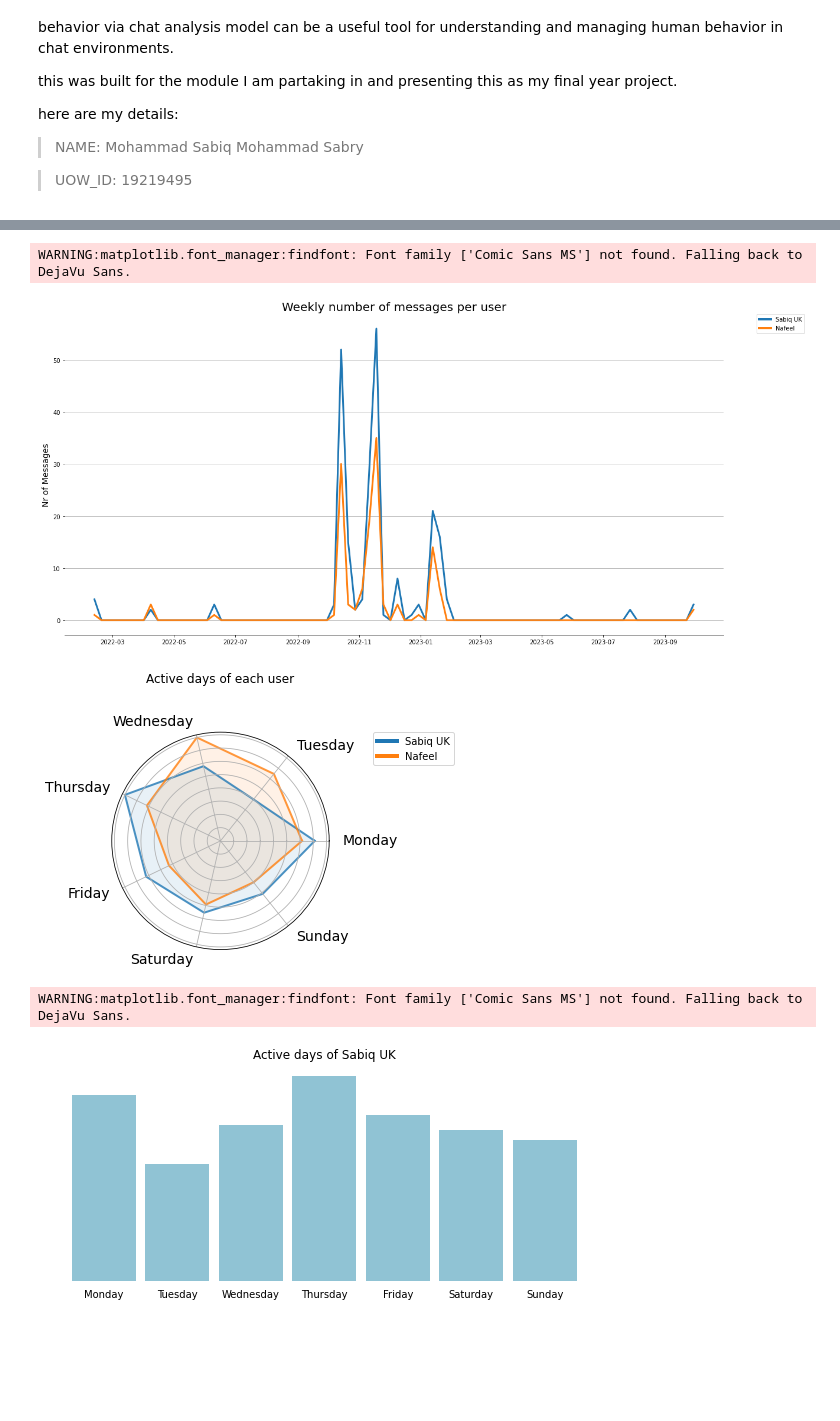
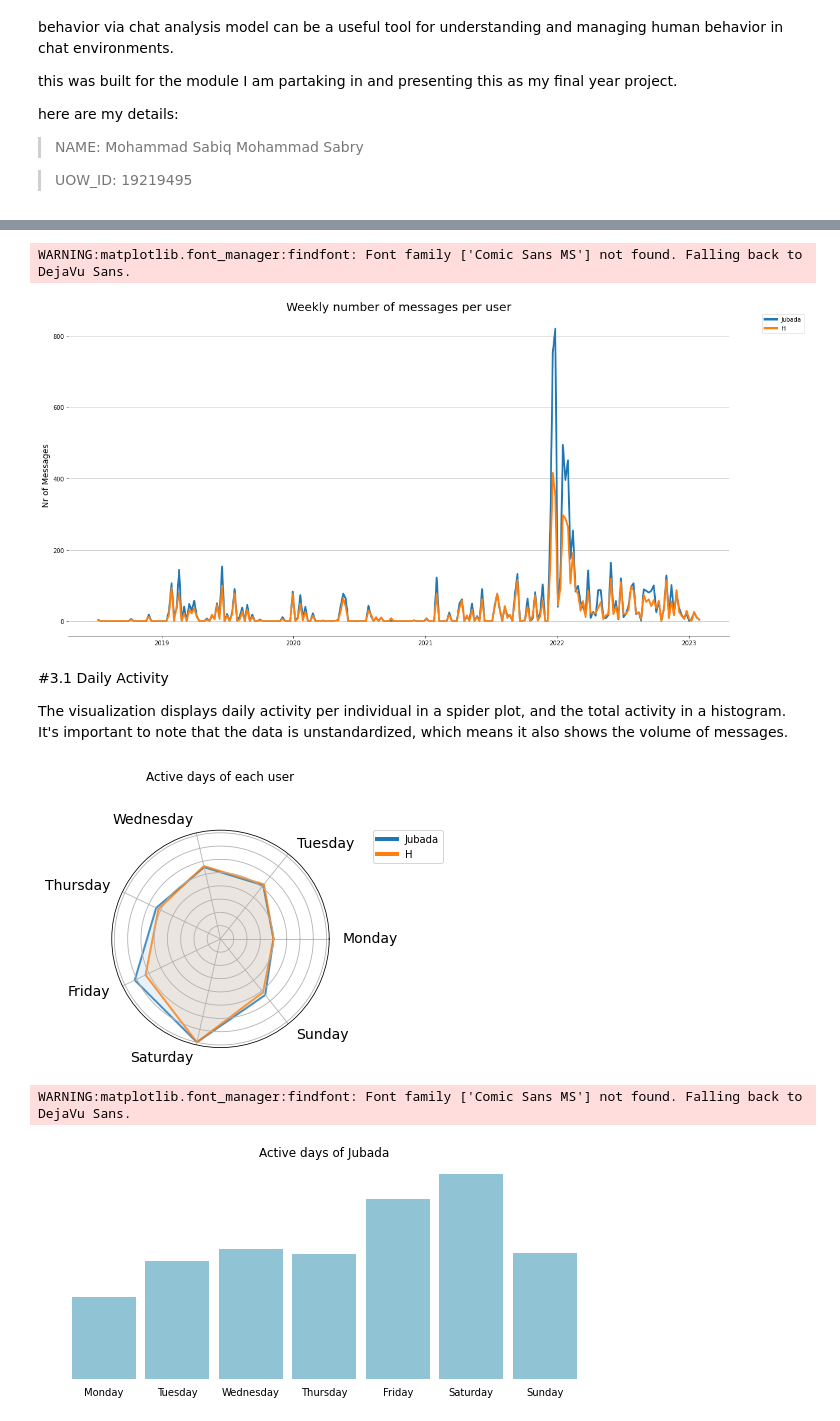
Before and after one commit to sabiqsabry/bawt, a Jupyter notebook: main.ipynb, the cells around one changed output, grey strips where cells are left out. Saved outputs shown, nothing was run; the diff lists cells and outputs as text; code cells hidden in the pictures; blank space fills up the shorter version.

```diff
--- a/main.ipynb
+++ b/main.ipynb
@@ -79,6 +92,7 @@ Requirement already satisfied: certifi>=2017.4.17 in /usr/local/lib/python3.8/di
 # %%
-df = helper.import_data('/content/drive/MyDrive/Colab Notebooks/bawt - chat behaviour analysis/chat/User 9/WhatsApp Chat with Sabiq UK.txt')
+df = helper.import_data('/content/drive/MyDrive/Colab Notebooks/bawt - chat behaviour analysis/chat/User 8/WhatsApp Chat with Jubada.txt')
 df = helper.preprocess_data(df)
+print(df)
 
 # Change labels for anonymization - Leave this at False
 if False:
@@ -100,13 +136,17 @@ language = "English"
 general.plot_messages(df, colors=None, trendline=False, savefig=False, dpi=100)
 # %% [output]
 WARNING:matplotlib.font_manager:findfont: Font family ['Comic Sans MS'] not found. Falling back to DejaVu Sans.
-[figure, old version]
+[figure, new version]
+# %% [markdown]
+#3.1 Daily Activity
+
+The visualization displays daily activity per individual in a spider plot, and the total activity in a histogram. It's important to note that the data is unstandardized, which means it also shows the volume of messages.
 # %%
 general.plot_day_spider(df, colors=None, savefig=False, dpi=100)
 # %% [output]
-[figure, old version]
+[figure, new version]
 # %%
-general.plot_active_days(df, savefig=False, dpi=100, user='Sabiq UK')
+general.plot_active_days(df, savefig=False, dpi=100, user='Jubada')
 # %% [output]
 WARNING:matplotlib.font_manager:findfont: Font family ['Comic Sans MS'] not found. Falling back to DejaVu Sans.
-[figure, old version]
+[figure, new version]
```
Also changed, not shown: parts of 37 cells of this notebook.
